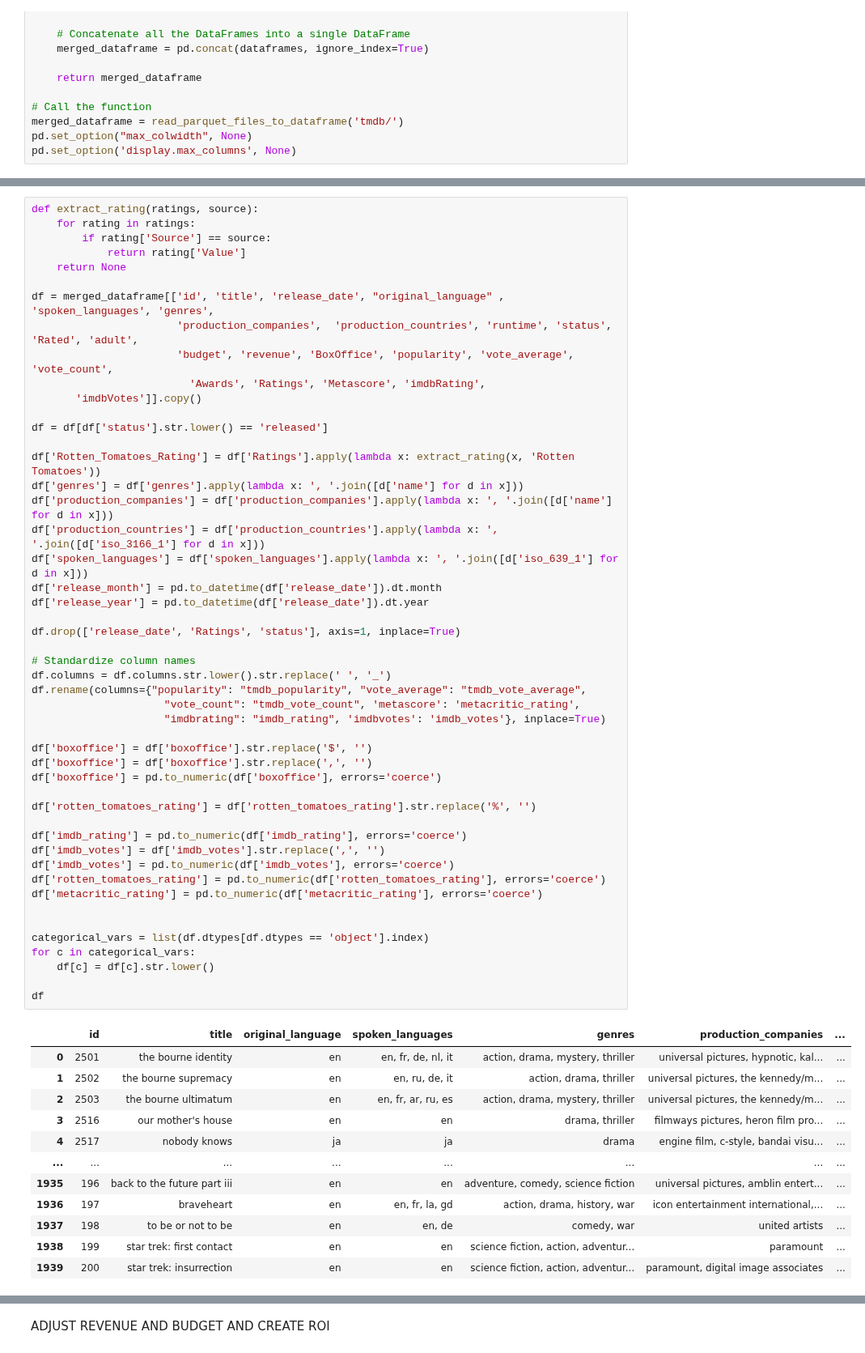
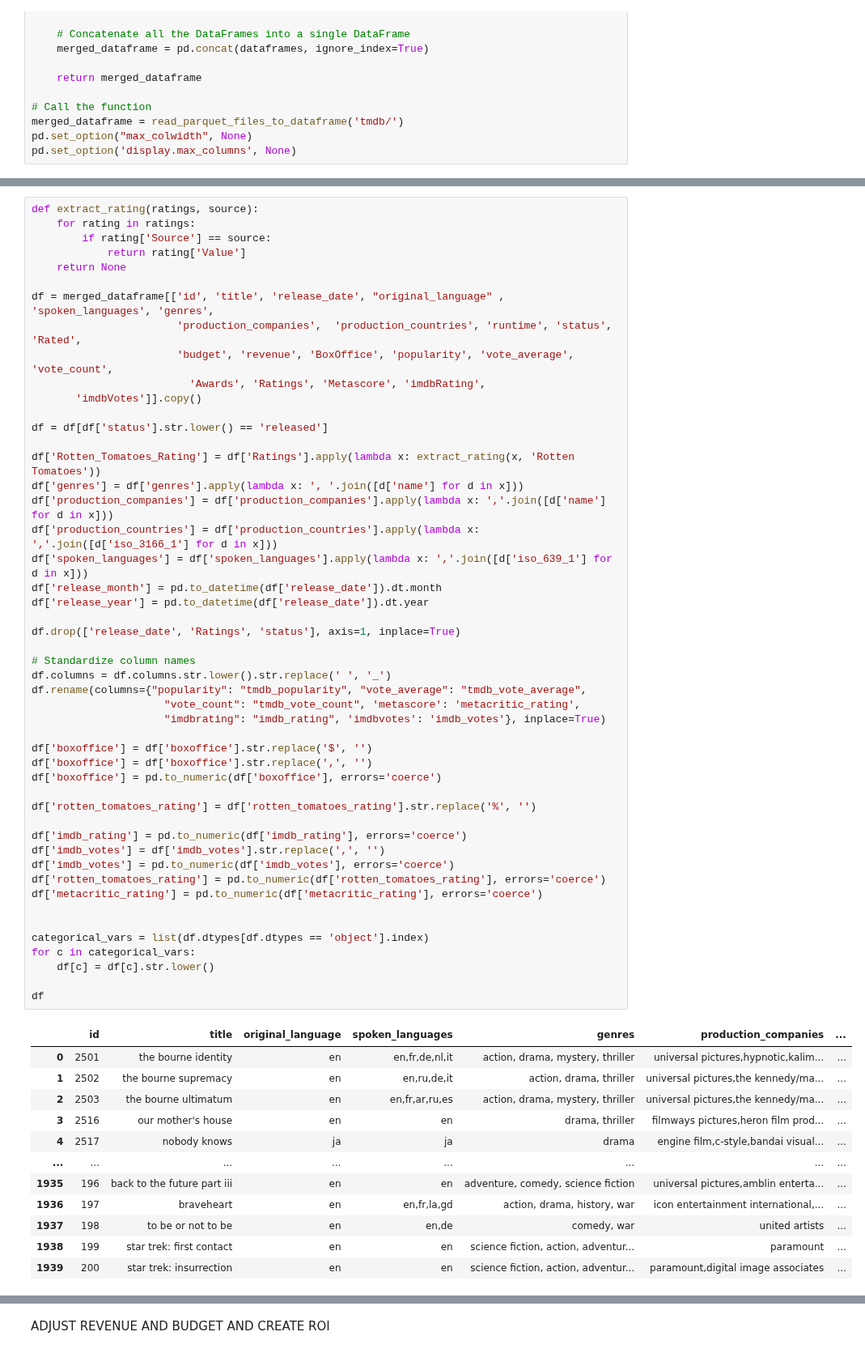
Before and after one commit to olgazju/ml_camp_2023, a Jupyter notebook: midterm project/eda.ipynb, the cells around one changed output, grey strips where cells are left out. Shown at 81% size. Cells and saved outputs as stored; diff of their text form.

```diff
--- a/midterm project/eda.ipynb
+++ b/midterm project/eda.ipynb
@@ -36,7 +62,7 @@ def extract_rating(ratings, source):
     return None
 
 df = merged_dataframe[['id', 'title', 'release_date', "original_language" , 'spoken_languages', 'genres',
-                       'production_companies',  'production_countries', 'runtime', 'status', 'Rated', 'adult',
+                       'production_companies',  'production_countries', 'runtime', 'status', 'Rated',
                        'budget', 'revenue', 'BoxOffice', 'popularity', 'vote_average', 'vote_count',
                          'Awards', 'Ratings', 'Metascore', 'imdbRating',
        'imdbVotes']].copy()
@@ -45,48 +71,48 @@ df = df[df['status'].str.lower() == 'released']
 
 df['Rotten_Tomatoes_Rating'] = df['Ratings'].apply(lambda x: extract_rating(x, 'Rotten Tomatoes'))
 df['genres'] = df['genres'].apply(lambda x: ', '.join([d['name'] for d in x]))
-df['production_companies'] = df['production_companies'].apply(lambda x: ', '.join([d['name'] for d in x]))
-df['production_countries'] = df['production_countries'].apply(lambda x: ', '.join([d['iso_3166_1'] for d in x]))
-df['spoken_languages'] = df['spoken_languages'].apply(lambda x: ', '.join([d['iso_639_1'] for d in x]))
+df['production_companies'] = df['production_companies'].apply(lambda x: ','.join([d['name'] for d in x]))
+df['production_countries'] = df['production_countries'].apply(lambda x: ','.join([d['iso_3166_1'] for d in x]))
+df['spoken_languages'] = df['spoken_languages'].apply(lambda x: ','.join([d['iso_639_1'] for d in x]))
 df['release_month'] = pd.to_datetime(df['release_date']).dt.month
 df['release_year'] = pd.to_datetime(df['release_date']).dt.year
 
 df.drop(['release_date', 'Ratings', 'status'], axis=1, inplace=True)
 
 # Standardize column names
 df.columns = df.columns.str.lower().str.replace(' ', '_')
 df.rename(columns={"popularity": "tmdb_popularity", "vote_average": "tmdb_vote_average",
                      "vote_count": "tmdb_vote_count", 'metascore': 'metacritic_rating',
                      "imdbrating": "imdb_rating", 'imdbvotes': 'imdb_votes'}, inplace=True)
 
 df['boxoffice'] = df['boxoffice'].str.replace('$', '')
 df['boxoffice'] = df['boxoffice'].str.replace(',', '')
 df['boxoffice'] = pd.to_numeric(df['boxoffice'], errors='coerce')
 
 df['rotten_tomatoes_rating'] = df['rotten_tomatoes_rating'].str.replace('%', '')
 
 df['imdb_rating'] = pd.to_numeric(df['imdb_rating'], errors='coerce')
 df['imdb_votes'] = df['imdb_votes'].str.replace(',', '')
 df['imdb_votes'] = pd.to_numeric(df['imdb_votes'], errors='coerce')
 df['rotten_tomatoes_rating'] = pd.to_numeric(df['rotten_tomatoes_rating'], errors='coerce')
 df['metacritic_rating'] = pd.to_numeric(df['metacritic_rating'], errors='coerce')
 
 
 categorical_vars = list(df.dtypes[df.dtypes == 'object'].index)
 for c in categorical_vars:
     df[c] = df[c].str.lower()
 
 df
 # %% [output]
 |  | id | title | original_language | spoken_languages | genres | production_companies | ... |
-| 0 | 2501 | the bourne identity | en | en, fr, de, nl, it | action, drama, mystery, thriller | universal pictures, hypnotic, kal... | ... |
-| 1 | 2502 | the bourne supremacy | en | en, ru, de, it | action, drama, thriller | universal pictures, the kennedy/m... | ... |
-| 2 | 2503 | the bourne ultimatum | en | en, fr, ar, ru, es | action, drama, mystery, thriller | universal pictures, the kennedy/m... | ... |
-| 3 | 2516 | our mother's house | en | en | drama, thriller | filmways pictures, heron film pro... | ... |
-| 4 | 2517 | nobody knows | ja | ja | drama | engine film, c-style, bandai visu... | ... |
+| 0 | 2501 | the bourne identity | en | en,fr,de,nl,it | action, drama, mystery, thriller | universal pictures,hypnotic,kalim... | ... |
+| 1 | 2502 | the bourne supremacy | en | en,ru,de,it | action, drama, thriller | universal pictures,the kennedy/ma... | ... |
+| 2 | 2503 | the bourne ultimatum | en | en,fr,ar,ru,es | action, drama, mystery, thriller | universal pictures,the kennedy/ma... | ... |
+| 3 | 2516 | our mother's house | en | en | drama, thriller | filmways pictures,heron film prod... | ... |
+| 4 | 2517 | nobody knows | ja | ja | drama | engine film,c-style,bandai visual... | ... |
 | ... | ... | ... | ... | ... | ... | ... | ... |
-| 1935 | 196 | back to the future part iii | en | en | adventure, comedy, science fiction | universal pictures, amblin entert... | ... |
-| 1936 | 197 | braveheart | en | en, fr, la, gd | action, drama, history, war | icon entertainment international,... | ... |
-| 1937 | 198 | to be or not to be | en | en, de | comedy, war | united artists | ... |
+| 1935 | 196 | back to the future part iii | en | en | adventure, comedy, science fiction | universal pictures,amblin enterta... | ... |
+| 1936 | 197 | braveheart | en | en,fr,la,gd | action, drama, history, war | icon entertainment international,... | ... |
+| 1937 | 198 | to be or not to be | en | en,de | comedy, war | united artists | ... |
 | 1938 | 199 | star trek: first contact | en | en | science fiction, action, adventur... | paramount | ... |
-| 1939 | 200 | star trek: insurrection | en | en | science fiction, action, adventur... | paramount, digital image associates | ... |
+| 1939 | 200 | star trek: insurrection | en | en | science fiction, action, adventur... | paramount,digital image associates | ... |
```
Also changed, not shown: parts of 23 cells of this notebook, 1 other file.
